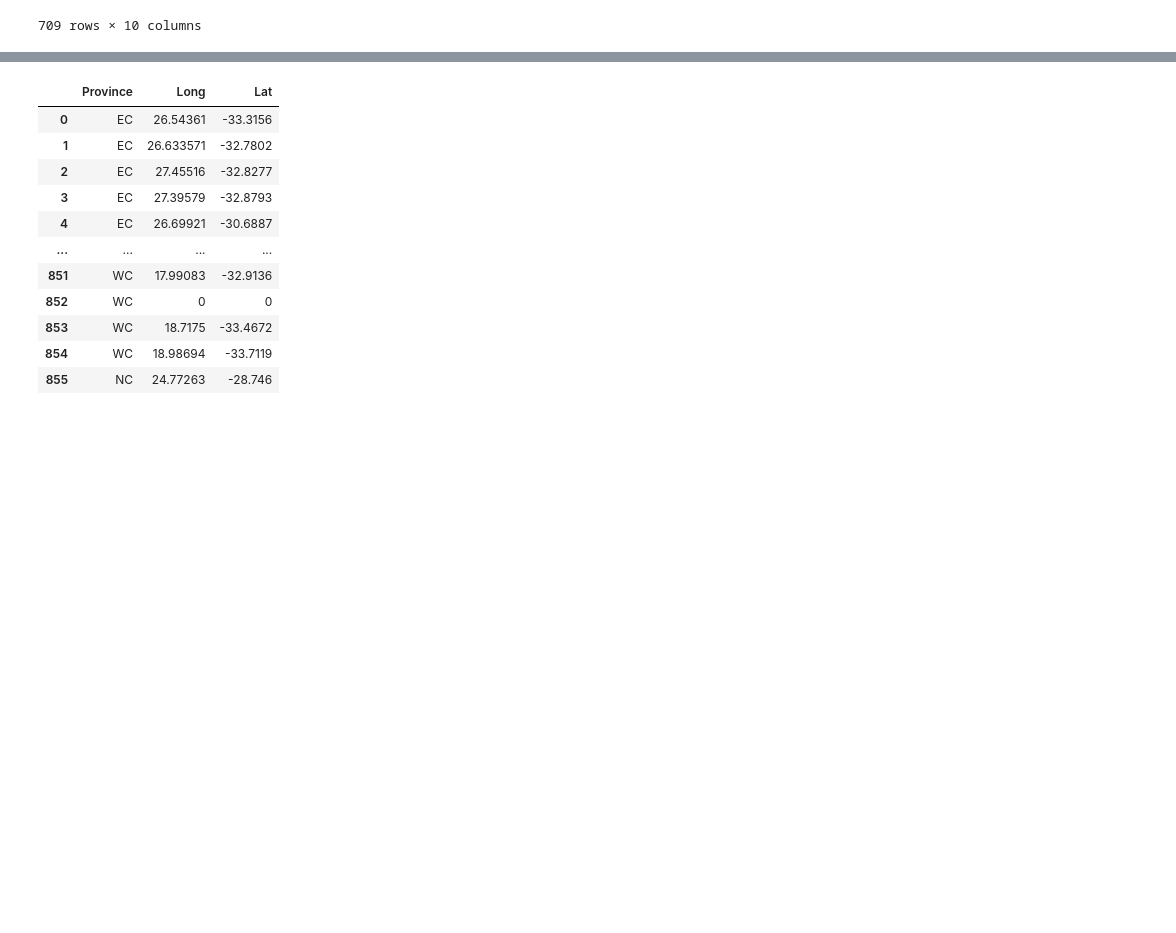
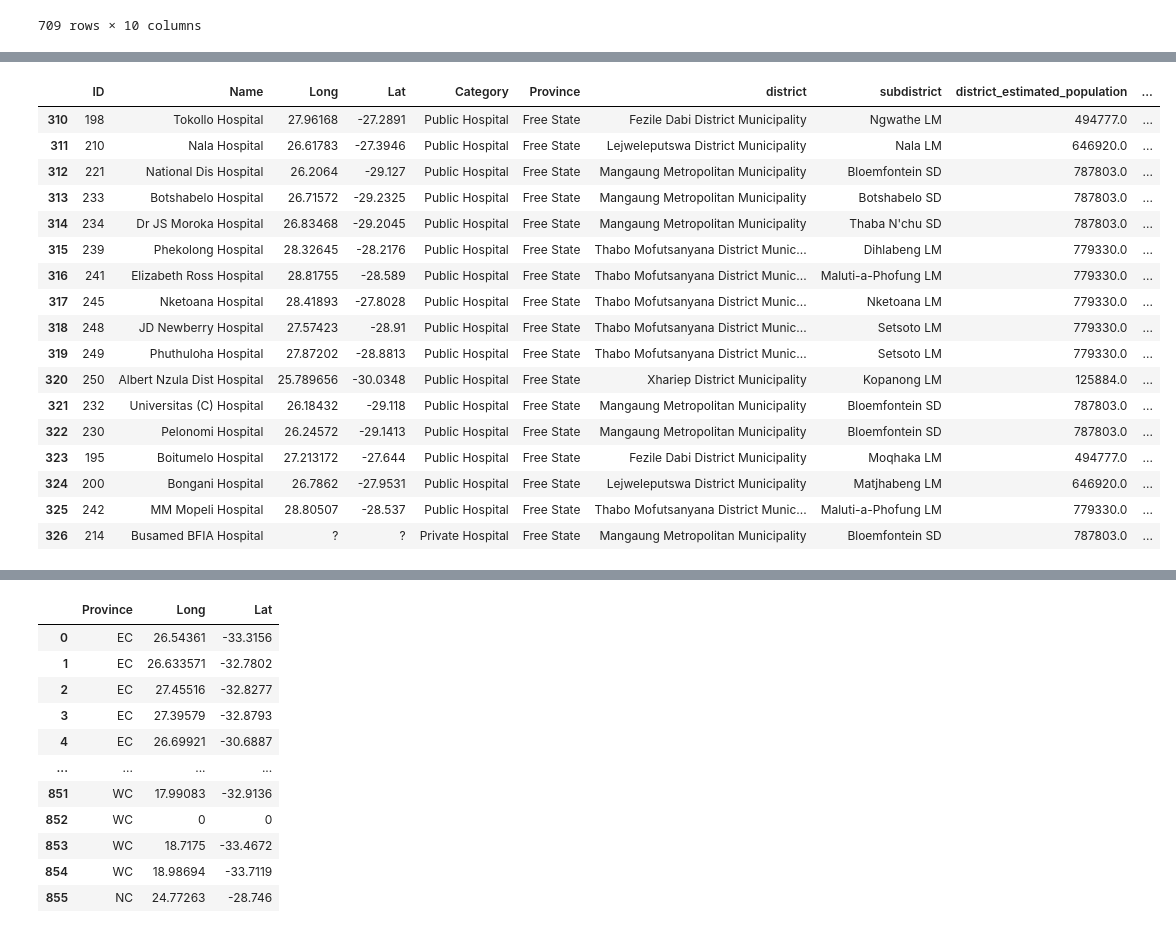
Before and after one commit to tshepojrampai/Covid-19, a Jupyter notebook: globals.ipynb, the cells around one changed output, grey strips where cells are left out. Cells and saved outputs as stored; diff of their text form; code cells hidden in the pictures; blank space fills up the shorter version.

```diff
--- a/globals.ipynb
+++ b/globals.ipynb
@@ -1357,3 +1363,24 @@ Name: Province, dtype: object
+# %%
+df_hos[df_hos.Province == 'Free State']
+# %% [output]
+|  | ID | Name | Long | Lat | Category | Province | district | subdistrict | district_estimated_population | ... |
+| 310 | 198 | Tokollo Hospital | 27.96168 | -27.2891 | Public Hospital | Free State | Fezile Dabi District Municipality | Ngwathe LM | 494777.0 | ... |
+| 311 | 210 | Nala Hospital | 26.61783 | -27.3946 | Public Hospital | Free State | Lejweleputswa District Municipality | Nala LM | 646920.0 | ... |
+| 312 | 221 | National Dis Hospital | 26.2064 | -29.127 | Public Hospital | Free State | Mangaung Metropolitan Municipality | Bloemfontein SD | 787803.0 | ... |
+| 313 | 233 | Botshabelo Hospital | 26.71572 | -29.2325 | Public Hospital | Free State | Mangaung Metropolitan Municipality | Botshabelo SD | 787803.0 | ... |
+| 314 | 234 | Dr JS Moroka Hospital | 26.83468 | -29.2045 | Public Hospital | Free State | Mangaung Metropolitan Municipality | Thaba N'chu SD | 787803.0 | ... |
+| 315 | 239 | Phekolong Hospital | 28.32645 | -28.2176 | Public Hospital | Free State | Thabo Mofutsanyana District Munic... | Dihlabeng LM | 779330.0 | ... |
+| 316 | 241 | Elizabeth Ross Hospital | 28.81755 | -28.589 | Public Hospital | Free State | Thabo Mofutsanyana District Munic... | Maluti-a-Phofung LM | 779330.0 | ... |
+| 317 | 245 | Nketoana Hospital | 28.41893 | -27.8028 | Public Hospital | Free State | Thabo Mofutsanyana District Munic... | Nketoana LM | 779330.0 | ... |
+| 318 | 248 | JD Newberry Hospital | 27.57423 | -28.91 | Public Hospital | Free State | Thabo Mofutsanyana District Munic... | Setsoto LM | 779330.0 | ... |
+| 319 | 249 | Phuthuloha Hospital | 27.87202 | -28.8813 | Public Hospital | Free State | Thabo Mofutsanyana District Munic... | Setsoto LM | 779330.0 | ... |
+| 320 | 250 | Albert Nzula Dist Hospital | 25.789656 | -30.0348 | Public Hospital | Free State | Xhariep District Municipality | Kopanong LM | 125884.0 | ... |
+| 321 | 232 | Universitas (C) Hospital | 26.18432 | -29.118 | Public Hospital | Free State | Mangaung Metropolitan Municipality | Bloemfontein SD | 787803.0 | ... |
+| 322 | 230 | Pelonomi Hospital | 26.24572 | -29.1413 | Public Hospital | Free State | Mangaung Metropolitan Municipality | Bloemfontein SD | 787803.0 | ... |
+| 323 | 195 | Boitumelo Hospital | 27.213172 | -27.644 | Public Hospital | Free State | Fezile Dabi District Municipality | Moqhaka LM | 494777.0 | ... |
+| 324 | 200 | Bongani Hospital | 26.7862 | -27.9531 | Public Hospital | Free State | Lejweleputswa District Municipality | Matjhabeng LM | 646920.0 | ... |
+| 325 | 242 | MM Mopeli Hospital | 28.80507 | -28.537 | Public Hospital | Free State | Thabo Mofutsanyana District Munic... | Maluti-a-Phofung LM | 779330.0 | ... |
+| 326 | 214 | Busamed BFIA Hospital | ? | ? | Private Hospital | Free State | Mangaung Metropolitan Municipality | Bloemfontein SD | 787803.0 | ... |
 # %%
 df_hos.Province.fillna('Western Cape', inplace=True)
 df_hos
```
Also changed, not shown: parts of 8 cells of this notebook.
